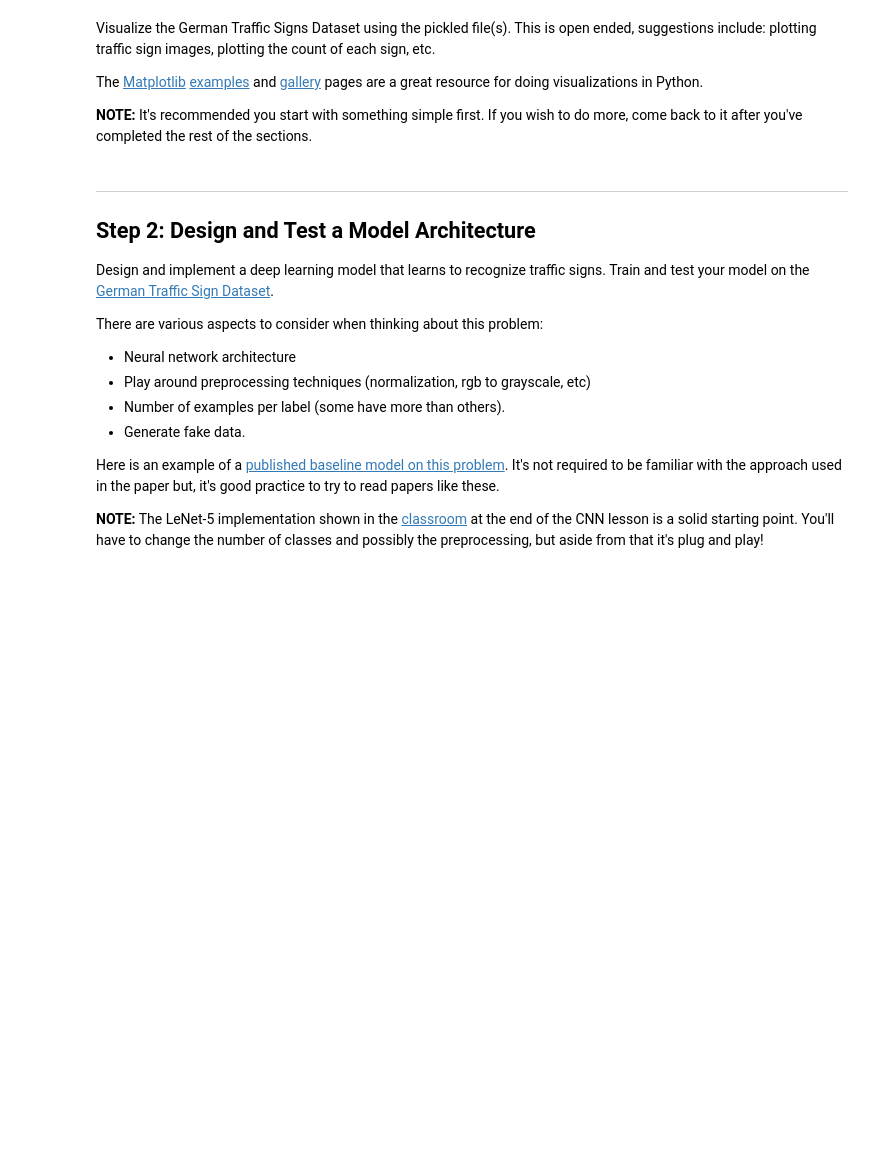
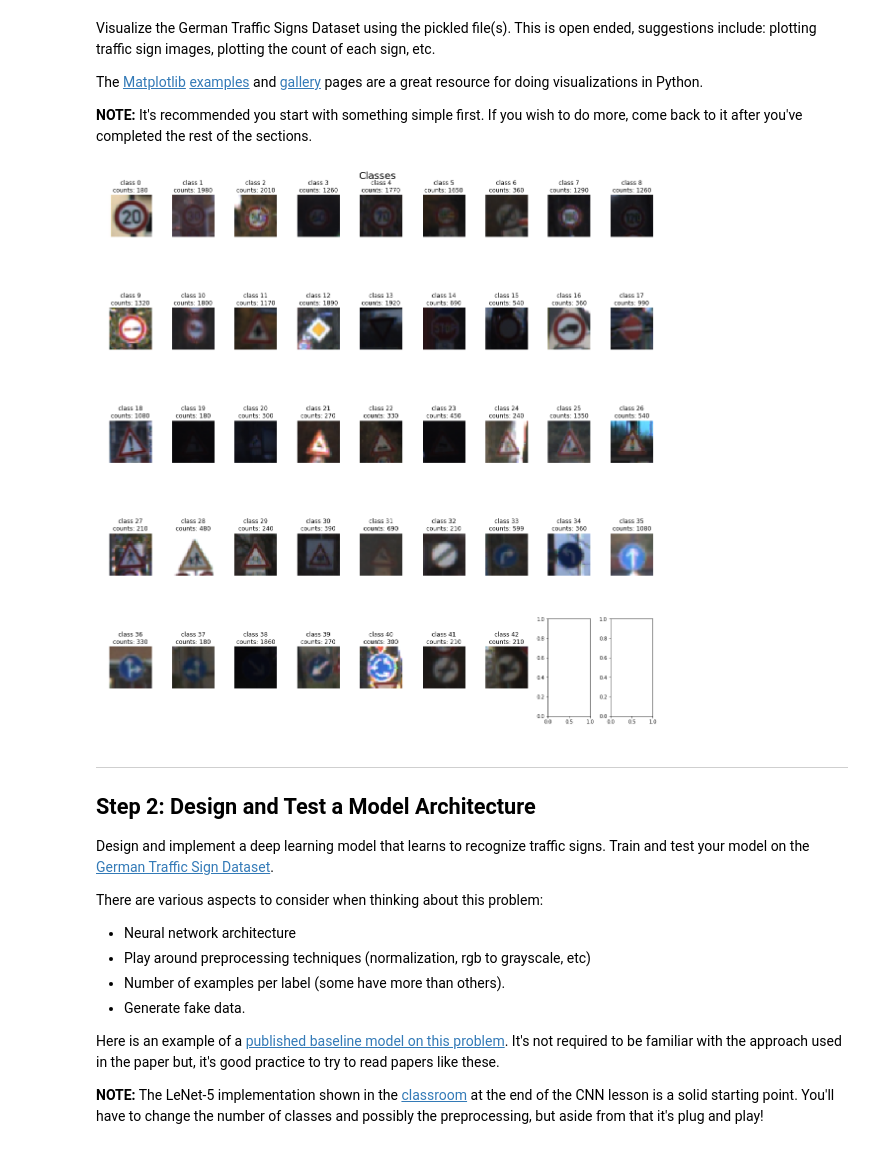
Before and after one commit to uneiao/CarND-Traffic-Sign-Classifier-Project, a Jupyter notebook: Traffic_Sign_Classifier.ipynb, the cells around one changed output. Drawn from its saved outputs; the diff is of its cells as text; code cells hidden in the pictures; blank space fills up the shorter version.

```diff
--- a/Traffic_Sign_Classifier.ipynb
+++ b/Traffic_Sign_Classifier.ipynb
@@ -90,9 +90,32 @@ The [Matplotlib](http://matplotlib.org/) [examples](http://matplotlib.org/exampl
 # %%
 ### Data exploration visualization code goes here.
 ### Feel free to use as many code cells as needed.
 import matplotlib.pyplot as plt
 # Visualizations will be shown in the notebook.
 %matplotlib inline
+
+import numpy as np
+counts = np.bincount(y_train)
+
+def plot_classes():
+    fig, axies = plt.subplots(nrows=5, ncols=9, figsize=(16, 16))
+    fig.tight_layout()
+    fig.suptitle('Classes', fontsize=20)
+
+    for ith in range(n_classes):
+        m = int(ith / 9)
+        n = int(ith % 9)
+
+        for i in range(len(X_train)):
+            if y_train[i] == ith:
+                axies[m][n].imshow(X_train[i])
+                break
+        axies[m][n].set_title("class %s\ncounts: %s" % (ith, counts[ith]))
+        axies[m][n].set_axis_off()
+
+plot_classes()
+# %% [output]
+[figure, added]
 # %% [markdown]
 ----
 
```
Also changed, not shown: parts of 14 cells of this notebook, 5 other files.
